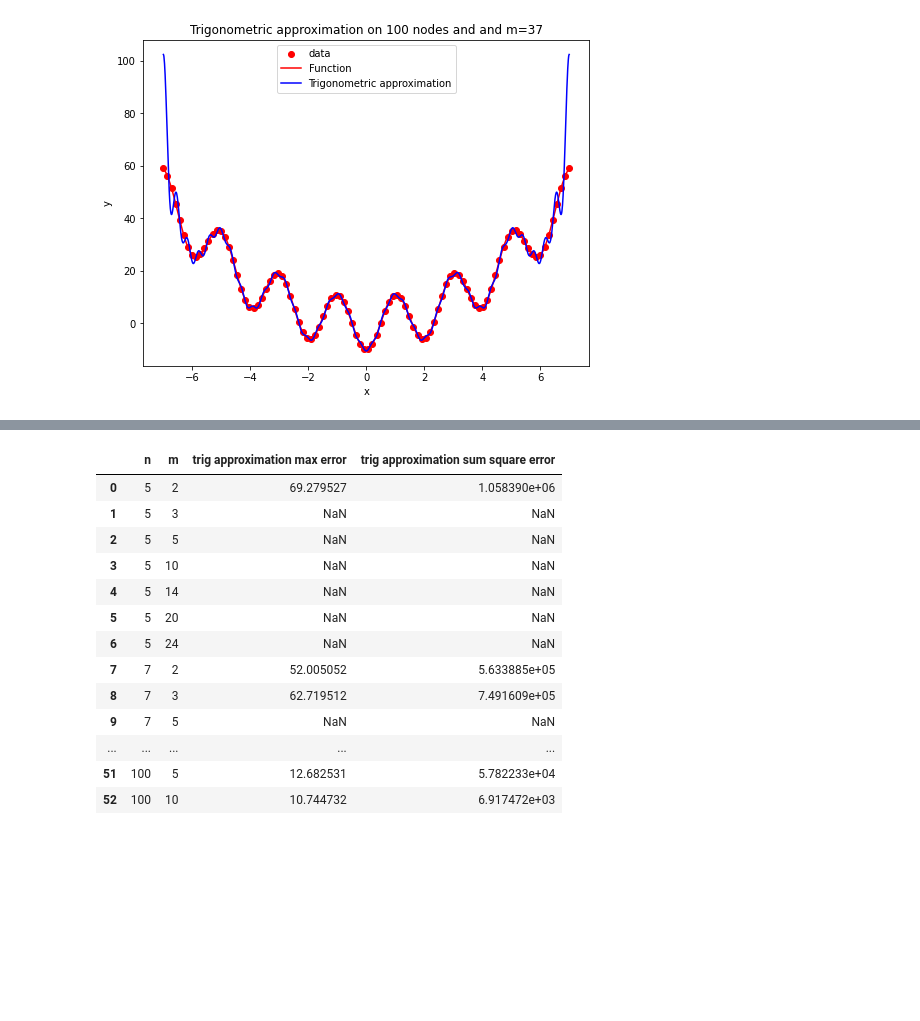
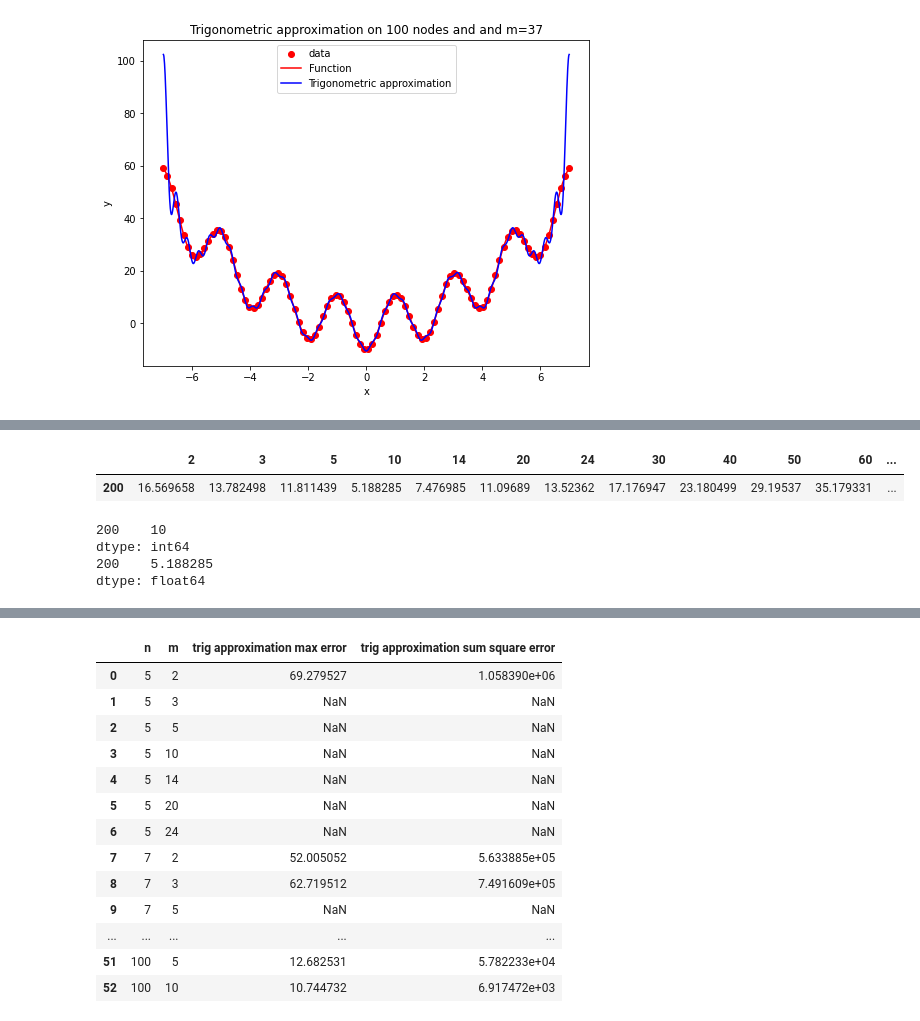
Before and after one commit to Szymon-Budziak/MOwNiT_course_AGH, a Jupyter notebook: Lab_6/Lab_6_code.ipynb, the cells around one changed output, grey strips where cells are left out. Cells and saved outputs as stored; diff of their text form; code cells hidden in the pictures; blank space fills up the shorter version.

```diff
--- a/Lab_6/Lab_6_code.ipynb
+++ b/Lab_6/Lab_6_code.ipynb
@@ -191,0 +194,22 @@ trig_approximation(-7, 7, 100, 37)
+# %%
+def calculate_approximation_for_example(start, stop, nodes, m):
+    max_error_result = np.zeros((len(nodes), len(m)))
+    sum_square_error_result = np.zeros((len(nodes), len(m)))
+    total_X = np.linspace(start, stop, 1000)
+    func_val = func(total_X)
+
+    for n_idx, n in enumerate(nodes):
+        X = np.linspace(start, stop, n)
+        Y = func(X)
+        for m_idx, i in enumerate(m):
+            if i > np.floor((n - 1) / 2):
+                max_error_result[n_idx][m_idx] = np.nan
+                sum_square_error_result[n_idx][m_idx] = np.nan
+            else:
+                trigonometric_approximation = TrigonometricApproximation(X, Y, n, i, start, stop)
+                trig_appr_result = trigonometric_approximation.approximate(total_X)
+                max_error_result[n_idx][m_idx] = max_error(trig_appr_result, func_val)
+                sum_square_error_result[n_idx][m_idx] = sum_square_error(trig_appr_result, func_val)
+    max_error_df = pd.DataFrame(data=max_error_result, index=nodes, columns=m)
+    sum_square_error_df = pd.DataFrame(data=sum_square_error_result, index=nodes, columns=m)
+    return max_error_df, sum_square_error_df
@@ -191,0 +256,13 @@ trig_approximation(-7, 7, 100, 37)
+# %%
+me_200_df
+# %% [output]
+|  | 2 | 3 | 5 | 10 | 14 | 20 | 24 | 30 | 40 | 50 | 60 | ... |
+| 200 | 16.569658 | 13.782498 | 11.811439 | 5.188285 | 7.476985 | 11.09689 | 13.52362 | 17.176947 | 23.180499 | 29.19537 | 35.179331 | ... |
+# %%
+print(me_200_df.idxmin(axis=1))
+print(me_200_df.min(axis=1))
+# %% [output]
+200    10
+dtype: int64
+200    5.188285
+dtype: float64
```
Also changed, not shown: parts of 21 cells of this notebook, 1 other file.
